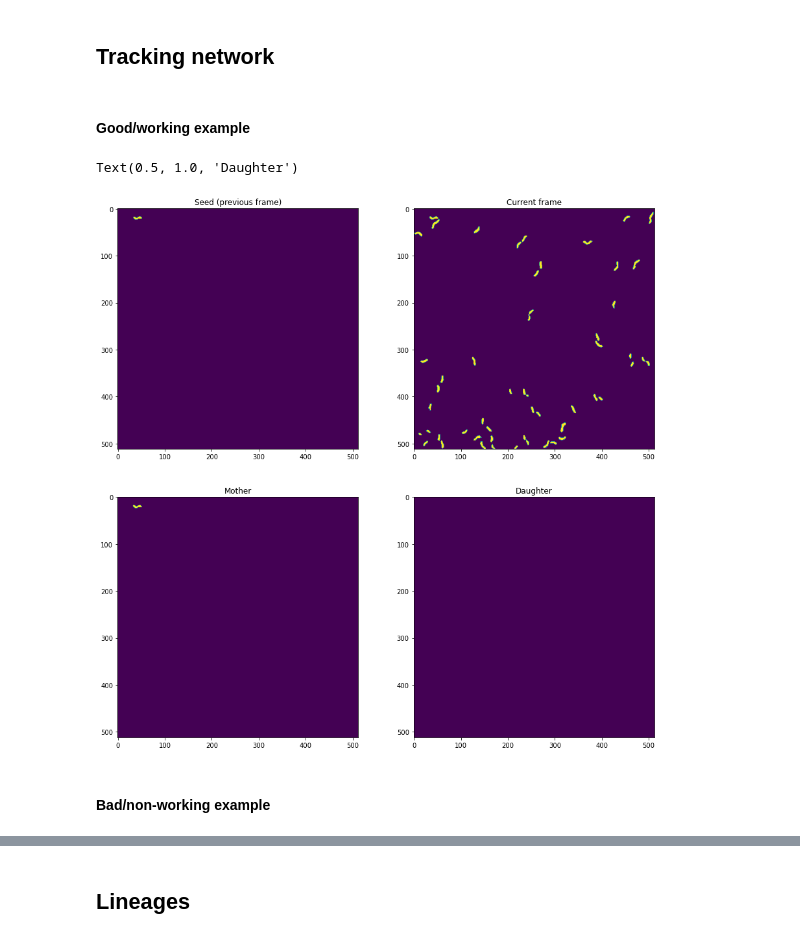
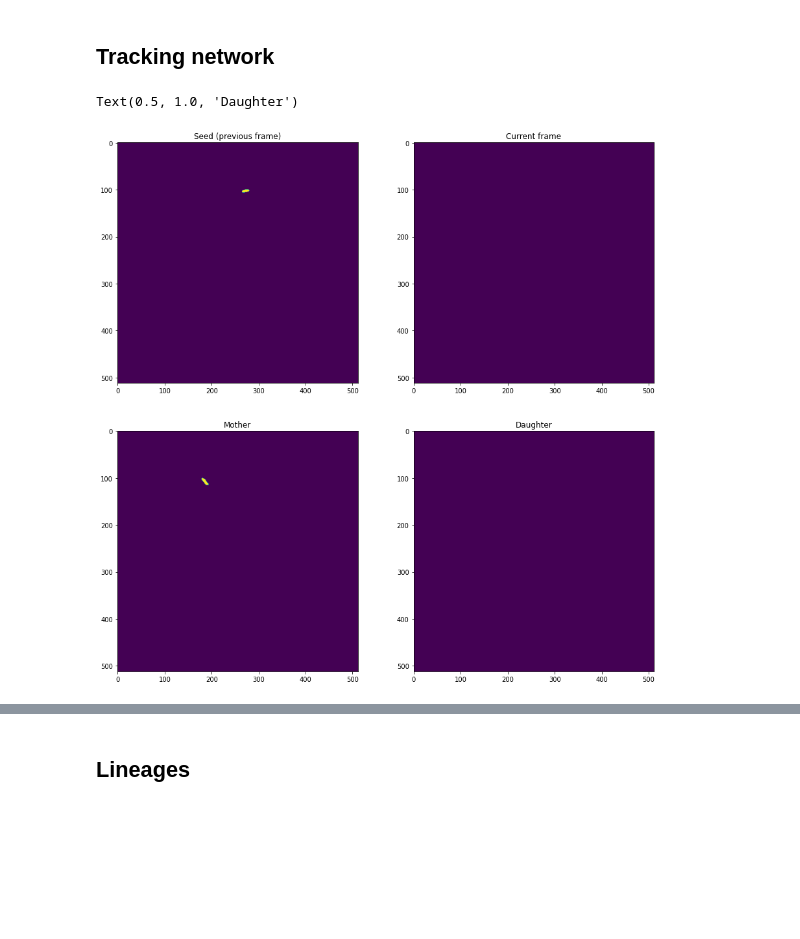
Before and after one commit to ajrzepiela/midap, a Jupyter notebook: notebook/Check_output_tracking.ipynb, the cells around one changed output, grey strips where cells are left out. Saved outputs shown, nothing was run; the diff lists cells and outputs as text; code cells hidden in the pictures; blank space fills up the shorter version.

```diff
--- a/notebook/Check_output_tracking.ipynb
+++ b/notebook/Check_output_tracking.ipynb
@@ -31,29 +32,26 @@ num = 5
 # %%
-img_names_sort = np.sort(os.listdir(images_folder))[:num]
-seg_names_sort = np.sort(os.listdir(segmentation_folder))[:num]
+img_names_sort = np.sort(glob.glob(images_folder + '*frame*'))[:num]
+seg_names_sort = np.sort(glob.glob(segmentation_folder + '*frame*'))[:num]
 # %% [markdown]
 # Load model and set parameters
 # %%
 # generate input for unet
 
 def gen_input(img_names_sort, seg_names_sort, cur_frame, target_shape):
-    img_cur_frame = resize(io.imread(images_folder + img_names_sort[cur_frame]), target_shape, order=1)
-    img_prev_frame = resize(io.imread(images_folder + img_names_sort[cur_frame - 1]), target_shape, order=1)
-    seg_cur_frame = (resize(io.imread(segmentation_folder + seg_names_sort[cur_frame]), target_shape, order=0) > 0).astype(int)
-    seg_prev_frame = (resize(io.imread(segmentation_folder + seg_names_sort[cur_frame-1]), target_shape, order=0) > 0).astype(int)
+    img_cur_frame = resize(io.imread(img_names_sort[cur_frame]), target_shape, order=1)
+    img_prev_frame = resize(io.imread(img_names_sort[cur_frame - 1]), target_shape, order=1)
+    seg_cur_frame = (resize(io.imread(seg_names_sort[cur_frame]), target_shape, order=0) > 0).astype(int)
+    seg_prev_frame = (resize(io.imread(seg_names_sort[cur_frame-1]), target_shape, order=0) > 0).astype(int)
 
-    #inputs_cur_frame = []
     label_prev_frame = label(seg_prev_frame)
     label_cells = np.unique(label_prev_frame)
     num_cells = len(label_cells) - 1
 
-    input_cur_frame = np.zeros((num_cells, target_shape[0], target_shape[1], 4))
-    for i, l in enumerate(label_cells[1:]):
-        seed = (label_prev_frame == l).astype(int)
-        input_cur_frame[i,:,:,0] = img_prev_frame
-        input_cur_frame[i,:,:,1] = seed
-        input_cur_frame[i,:,:,2] = img_cur_frame
-        input_cur_frame[i,:,:,3] = seg_cur_frame
+    input_cur_frame = np.empty((target_shape[0], target_shape[1], 4))
+    input_cur_frame[:,:,0] = img_prev_frame
+    input_cur_frame[:,:,1] = label(seg_prev_frame)
+    input_cur_frame[:,:,2] = img_cur_frame
+    input_cur_frame[:,:,3] = seg_cur_frame
     return input_cur_frame
 # %%
 # Parameters:
@@ -154,28 +117,31 @@ for i in range(1,timepoints):
+# %%
+# reduce results file for storage
+results_all_red = np.empty((len(results_all), *results_all[0][0,:,:,:2].shape))
+for t in range(len(results_all)):
+    for ix, cell_id in enumerate(results_all[t]):
+        results_all_red[t,cell_id[:,:,0] > 0.9, 0] = ix+1
+        results_all_red[t,cell_id[:,:,1] > 0.9, 1] = ix+1
 # %% [markdown]
 # Visualize output
 # %% [markdown]
 ## Tracking network
-# %% [markdown]
-#### Good/working example
 # %%
-frame = 3
-cell_ix = 2
+frame = 2
+cell_ix = 20
 
 plt.figure(figsize=(15,15))
 plt.subplot(2,2,1)
-plt.imshow(inputs_all[frame][cell_ix,:,:,1])
+plt.imshow(inputs_all[frame][:,:,1]==cell_ix)
 plt.title('Seed (previous frame)')
 plt.subplot(2,2,2)
-plt.imshow(inputs_all[frame][cell_ix,:,:,3])
+plt.imshow(inputs_all[frame][:,:,3]==cell_ix)
 plt.title('Current frame')
 plt.subplot(2,2,3)
-plt.imshow(results_all[frame][cell_ix,:,:,0] > 0.7)
+plt.imshow(results_all_red[frame,:,:,0]==(cell_ix+1))
 plt.title('Mother')
 plt.subplot(2,2,4)
-plt.imshow(results_all[frame][cell_ix,:,:,1] > 0.7)
+plt.imshow(results_all_red[frame,:,:,1]==(cell_ix+1))
 plt.title('Daughter')
 # %% [output]
 Text(0.5, 1.0, 'Daughter')
-[figure, old version]
+[figure, new version]
-# %% [markdown]
-#### Bad/non-working example
```
Also changed, not shown: parts of 12 cells of this notebook, 2 other files.
